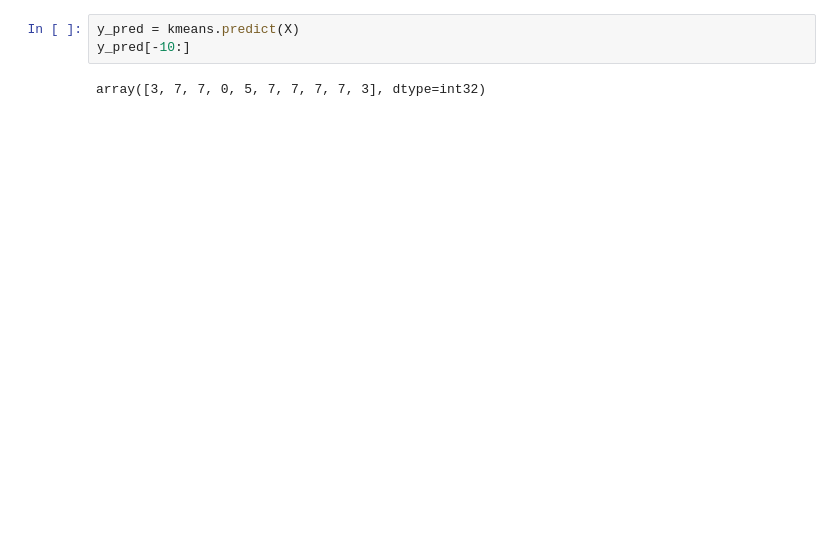
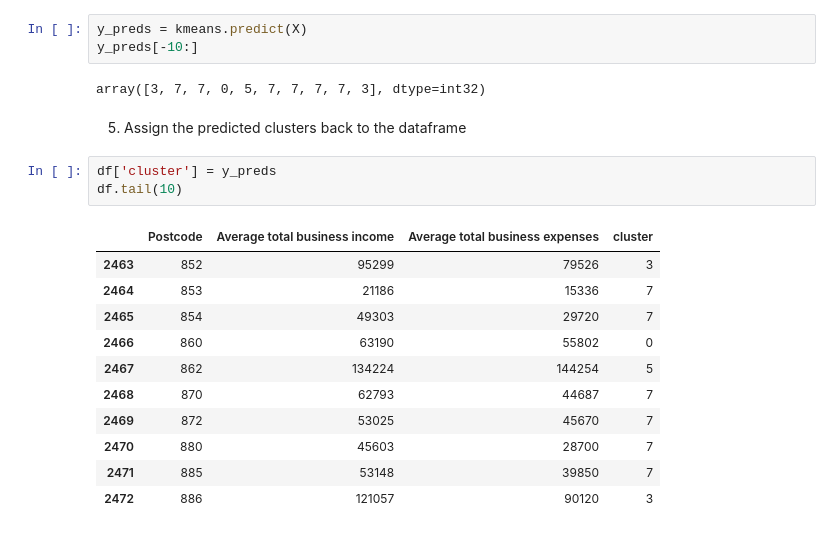
Before and after one commit to PacktWorkshops/The-Data-Science-Workshop, a Jupyter notebook: Chapter05-Perform_Your_First_Cluster_Analysis/Chapter5_Exercise1.ipynb, the cells around one changed output. Drawn from its saved outputs; the diff is of its cells as text; blank space fills up the shorter version.

```diff
--- a/Chapter05-Perform_Your_First_Cluster_Analysis/Chapter5_Exercise1.ipynb
+++ b/Chapter05-Perform_Your_First_Cluster_Analysis/Chapter5_Exercise1.ipynb
@@ -52,7 +40,24 @@ KMeans(algorithm='auto', copy_x=True, init='k-means++', max_iter=300,
 # %% [markdown]
 4. Print the clustering result for the last 10 postcodes
 # %%
-y_pred = kmeans.predict(X)
-y_pred[-10:]
+y_preds = kmeans.predict(X)
+y_preds[-10:]
 # %% [output]
 array([3, 7, 7, 0, 5, 7, 7, 7, 7, 3], dtype=int32)
+# %% [markdown]
+5. Assign the predicted clusters back to the dataframe
+# %%
+df['cluster'] = y_preds
+df.tail(10)
+# %% [output]
+|  | Postcode | Average total business income | Average total business expenses | cluster |
+| 2463 | 852 | 95299 | 79526 | 3 |
+| 2464 | 853 | 21186 | 15336 | 7 |
+| 2465 | 854 | 49303 | 29720 | 7 |
+| 2466 | 860 | 63190 | 55802 | 0 |
+| 2467 | 862 | 134224 | 144254 | 5 |
+| 2468 | 870 | 62793 | 44687 | 7 |
+| 2469 | 872 | 53025 | 45670 | 7 |
+| 2470 | 880 | 45603 | 28700 | 7 |
+| 2471 | 885 | 53148 | 39850 | 7 |
+| 2472 | 886 | 121057 | 90120 | 3 |
```
Also changed, not shown: parts of 8 cells of this notebook, 3 other files.
